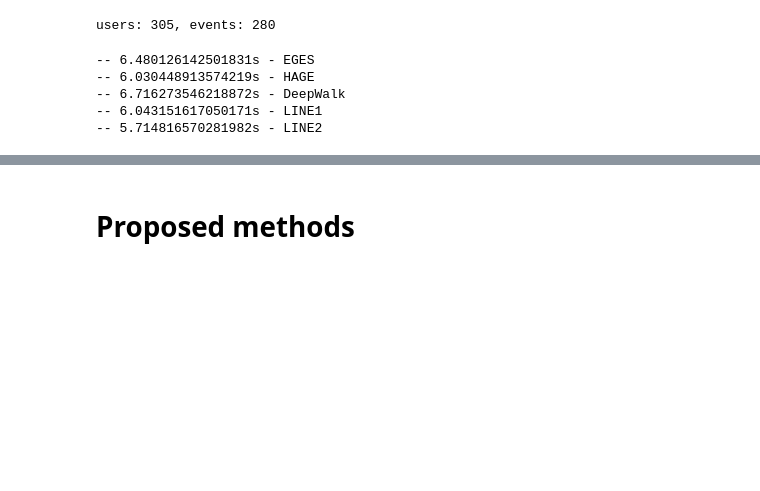
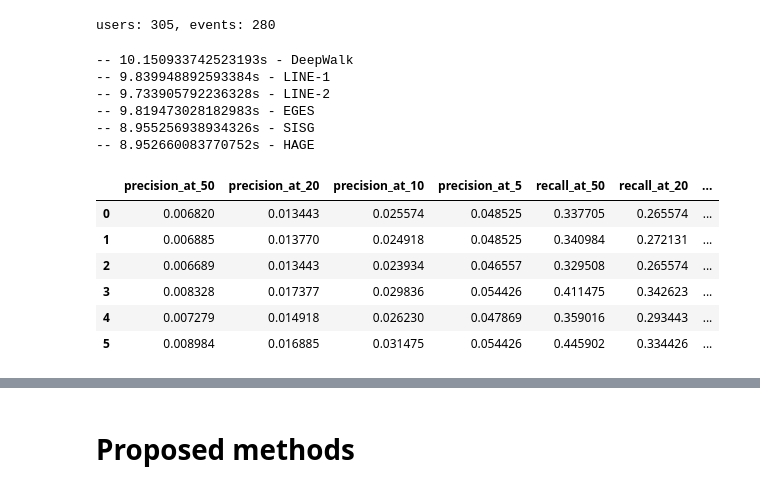
Before and after one commit to yycg/recommender-experiments, a Jupyter notebook: experiment1/notebook/amazon_evaluation.ipynb, the cells around one changed output, grey strips where cells are left out. Saved outputs shown, nothing was run; the diff lists cells and outputs as text; code cells hidden in the pictures; blank space fills up the shorter version.

Commit message:
fix HAGE

```diff
--- a/experiment1/notebook/amazon_evaluation.ipynb
+++ b/experiment1/notebook/amazon_evaluation.ipynb
@@ -123,11 +123,12 @@ def quadMetricsPerUser(user_ranks):
         "ndcg_at_5": [ndcgAtK(user_ranks, 5)],
         "avg_prec_at_20": [averagePrecisionAtK(user_ranks, 20)],
         "avg_prec_at_10": [averagePrecisionAtK(user_ranks, 10)],
+        "avg_prec_at_5": [averagePrecisionAtK(user_ranks, 5)],
     })
 # %%
 def evalMetrics(rank_data, *, runMetricsPerUser=None):
     if runMetricsPerUser is None:
-        runMetricsPerUser = basicMetricsPerUser
+        runMetricsPerUser = quadMetricsPerUser
 
     user_metrics = rank_data.groupby("user_id").apply(runMetricsPerUser)
     top_events_at_10 = rank_data.groupby("user_id").apply(topEventsAtK, 10)
@@ -213,6 +214,10 @@ def evalMetrics(rank_data, *, runMetricsPerUser=None):
         map_at_10 = user_metrics["avg_prec_at_10"].sum(skipna=True) / user_metrics.shape[0]
         metrics["map_at_10"] = [map_at_10]
 
+    if "avg_prec_at_5" in user_metrics.columns:
+        map_at_5 = user_metrics["avg_prec_at_5"].sum(skipna=True) / user_metrics.shape[0]
+        metrics["map_at_5"] = [map_at_5]
+
     # Mean Rank (calculated only over the rank_data without NA's)
     mean_ranks = rank_data["rank"].mean(skipna=True)
     if np.isnan(mean_ranks):
@@ -397,20 +405,50 @@ def amazon_file(*args):
 amazon = EvaluatePartition("../data/amazon")
 # %% [output]
 users: 305, events: 280
-# %%
-with elapsed_timer("-- {0}s - %s" % ("EGES",)):
-    amazon.add_evaluation(amazon_file("EGES.tsv"), "partition", partition=1, algorithm="EGES", model_params="EGES")
-with elapsed_timer("-- {0}s - %s" % ("HAGE",)):
-    amazon.add_evaluation(amazon_file("HAGE.tsv"), "partition", partition=1, algorithm="HAGE", model_params="HAGE")
-with elapsed_timer("-- {0}s - %s" % ("DeepWalk",)):
-    amazon.add_evaluation(amazon_file("deepwalk.tsv"), "partition", partition=1, algorithm="DeepWalk", model_params="DeepWalk")
-with elapsed_timer("-- {0}s - %s" % ("LINE-1",)):
-    amazon.add_evaluation(amazon_file("line1.tsv"), "partition", partition=1, algorithm="LINE-1", model_params="LINE-1")
-with elapsed_timer("-- {0}s - %s" % ("LINE-2",)):
-    amazon.add_evaluation(amazon_file("line2.tsv"), "partition", partition=1, algorithm="LINE-2", model_params="LINE-2")
-# %% [output]
--- 6.480126142501831s - EGES
--- 6.030448913574219s - HAGE
--- 6.716273546218872s - DeepWalk
--- 6.043151617050171s - LINE1
--- 5.714816570281982s - LINE2
+# %%
+with elapsed_timer("-- {0}s - %s" % ("DeepWalk",)):
+    amazon.add_evaluation(amazon_file("deepwalk.tsv"), "partition", partition=1, algorithm="DeepWalk", model_params="DeepWalk")
+with elapsed_timer("-- {0}s - %s" % ("LINE-1",)):
+    amazon.add_evaluation(amazon_file("line1.tsv"), "partition", partition=1, algorithm="LINE-1", model_params="LINE-1")
+with elapsed_timer("-- {0}s - %s" % ("LINE-2",)):
+    amazon.add_evaluation(amazon_file("line2.tsv"), "partition", partition=1, algorithm="LINE-2", model_params="LINE-2")
+with elapsed_timer("-- {0}s - %s" % ("EGES",)):
+    amazon.add_evaluation(amazon_file("EGES.tsv"), "partition", partition=1, algorithm="EGES", model_params="EGES")
+with elapsed_timer("-- {0}s - %s" % ("SISG",)):
+    amazon.add_evaluation(amazon_file("app.tsv"), "partition", partition=1, algorithm="SISG", model_params="SISG")
+with elapsed_timer("-- {0}s - %s" % ("HAGE",)):
+    amazon.add_evaluation(amazon_file("HAGE.tsv"), "partition", partition=1, algorithm="HAGE", model_params="HAGE")
+
+# with elapsed_timer("-- {0}s - %s" % ("APP",)):
+#     amazon.add_evaluation(amazon_file("app.tsv"), "partition", partition=1, algorithm="APP", model_params="APP")
+# with elapsed_timer("-- {0}s - %s" % ("BPR",)):
+#     amazon.add_evaluation(amazon_file("bpr.tsv"), "partition", partition=1, algorithm="BPR", model_params="BPR")
+# with elapsed_timer("-- {0}s - %s" % ("HPE",)):
+#     amazon.add_evaluation(amazon_file("hpe.tsv"), "partition", partition=1, algorithm="HPE", model_params="HPE")
+# with elapsed_timer("-- {0}s - %s" % ("MF",)):
+#     amazon.add_evaluation(amazon_file("mf.tsv"), "partition", partition=1, algorithm="MF", model_params="MF")
+# with elapsed_timer("-- {0}s - %s" % ("walklets",)):
+#     amazon.add_evaluation(amazon_file("walklets.tsv"), "partition", partition=1, algorithm="walklets", model_params="walklets")
+# with elapsed_timer("-- {0}s - %s" % ("warp",)):
+#     amazon.add_evaluation(amazon_file("warp.tsv"), "partition", partition=1, algorithm="warp", model_params="warp")
+# %% [output]
+-- 10.150933742523193s - DeepWalk
+-- 9.839948892593384s - LINE-1
+-- 9.733905792236328s - LINE-2
+-- 9.819473028182983s - EGES
+-- 8.955256938934326s - SISG
+-- 8.952660083770752s - HAGE
+# %%
+#显示所有列
+pd.set_option('display.max_columns', None)
+
+douban_concat_dataframe = amazon.group_evaluations["partition"]
+douban_concat_dataframe
+# %% [output]
+|  | precision_at_50 | precision_at_20 | precision_at_10 | precision_at_5 | recall_at_50 | recall_at_20 | ... |
+| 0 | 0.006820 | 0.013443 | 0.025574 | 0.048525 | 0.337705 | 0.265574 | ... |
+| 1 | 0.006885 | 0.013770 | 0.024918 | 0.048525 | 0.340984 | 0.272131 | ... |
+| 2 | 0.006689 | 0.013443 | 0.023934 | 0.046557 | 0.329508 | 0.265574 | ... |
+| 3 | 0.008328 | 0.017377 | 0.029836 | 0.054426 | 0.411475 | 0.342623 | ... |
+| 4 | 0.007279 | 0.014918 | 0.026230 | 0.047869 | 0.359016 | 0.293443 | ... |
+| 5 | 0.008984 | 0.016885 | 0.031475 | 0.054426 | 0.445902 | 0.334426 | ... |
```
Also changed, not shown: parts of 12 cells of this notebook, 3 other files.
